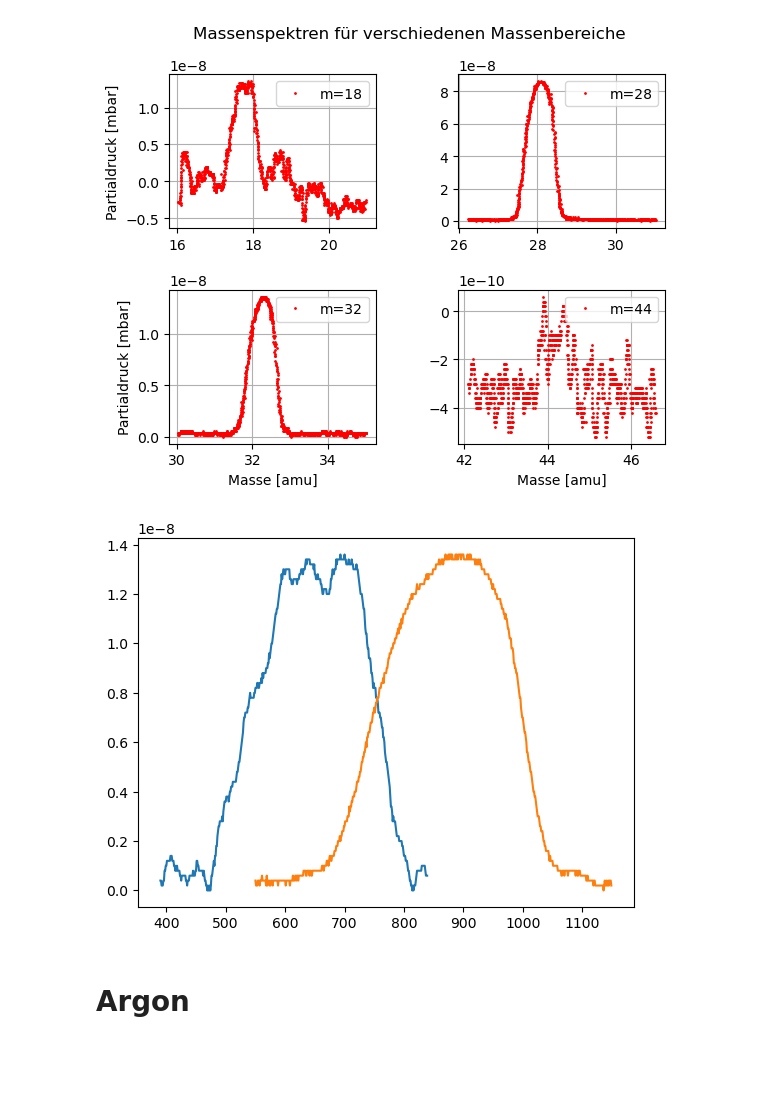
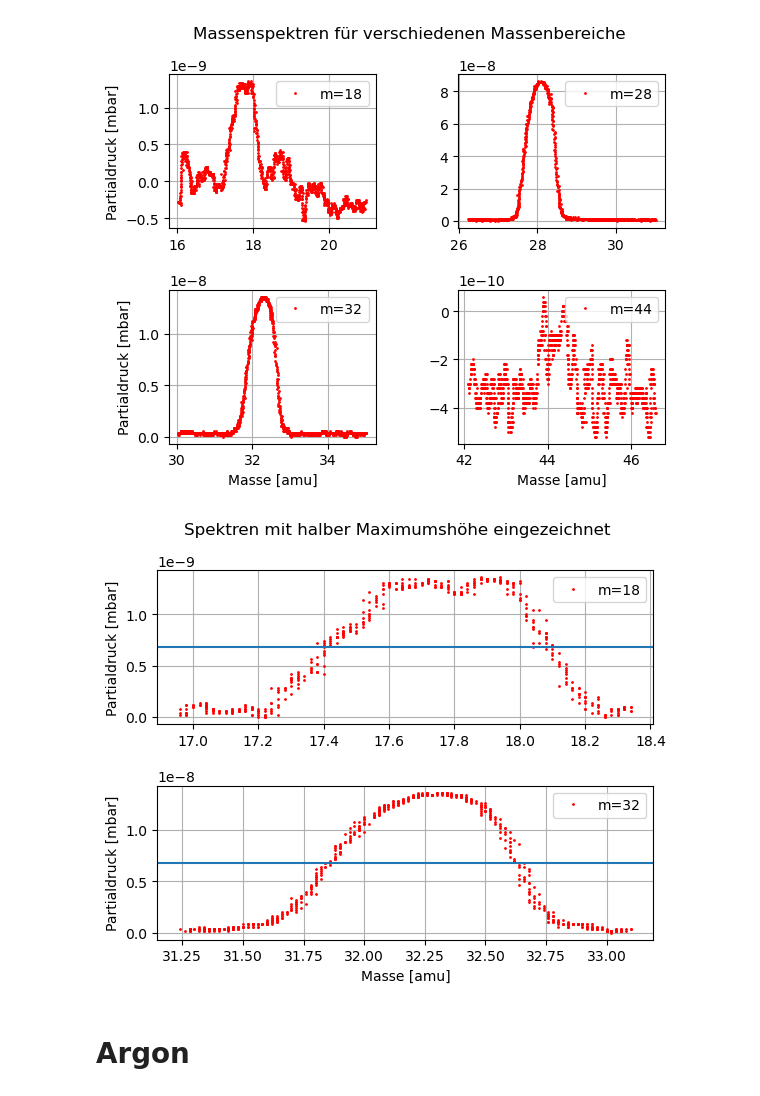
Before and after one commit to MRNock04/P3, a Jupyter notebook: Massenspektrometer/Auswertung.ipynb, the cells around one changed output. Saved outputs shown, nothing was run; the diff lists cells and outputs as text; code cells hidden in the pictures; blank space fills up the shorter version.

```diff
--- a/Massenspektrometer/Auswertung.ipynb
+++ b/Massenspektrometer/Auswertung.ipynb
@@ -59,7 +60,7 @@ m32 = pd.read_csv('Data/Raumluft_MS32.CSV', skiprows=15)
 m44 = pd.read_csv('Data/Raumluft_MS44.CSV', skiprows=15)
 
 m18_m = m18['CH1'][90:1700] / 20 + 16
-m18_p = m18['CH2'][90:1700] * 10 ** -9
+m18_p = m18['CH2'][90:1700] * 10 ** -10
 
 m28_m = m28['CH1'][150:1720] / 20 + 26
 m28_p = m28['CH2'][150:1720] * 10 ** -9
@@ -91,20 +92,37 @@ for i in [0,1]:
 plt.show()
 # %% [output]
 [figure]
-# %%
-# Bestimmung des Auflösungsvermögens
-rp1 = np.abs(m18_p)[300:750]
-rp2 = np.abs(m32_p)[400:1000]
-
-max1 = sc.signal.find_peaks(rp1)
-max2 = sc.signal.find_peaks(rp2)
-
-plt.plot(rp1)
-plt.plot(rp2)
-
-plt.show()
-# %% [output]
-[figure, removed]
+# %%
+# Bestimmung des Auflösungsvermögens
+rm1 = m18_m[300:750]
+rm2 = m32_m[400:1000]
+
+rp1 = np.abs(m18_p)[300:750]
+rp2 = np.abs(m32_p)[400:1000]
+
+hmax1 = np.max(rp1) / 2
+hmax2 = np.max(rp2) / 2
+
+fig, ax = plt.subplots(2,1, gridspec_kw={'wspace':0.4,'hspace':0.4})
+
+ax[0].plot(rm1, rp1, 'r.', markersize=2, label='m=18')
+ax[1].plot(rm2, rp2, 'r.', markersize=2, label='m=32')
+
+fig.suptitle('Spektren mit halber Maximumshöhe eingezeichnet')
+
+ax[0].set(xlabel="", ylabel="Partialdruck [mbar]")
+ax[1].set(xlabel="Masse [amu]", ylabel="Partialdruck [mbar]")
+
+for i in [0,1]:
+    ax[i].legend()
+    ax[i].grid()
+
+ax[0].axhline(hmax1)
+ax[1].axhline(hmax2)
+plt.savefig('Auflösungsspektren.png')
+plt.show()
+# %% [output]
+[figure, added]
 # %% [markdown]
 # Argon
 # %%
```
Also changed, not shown: parts of 2 cells of this notebook.
